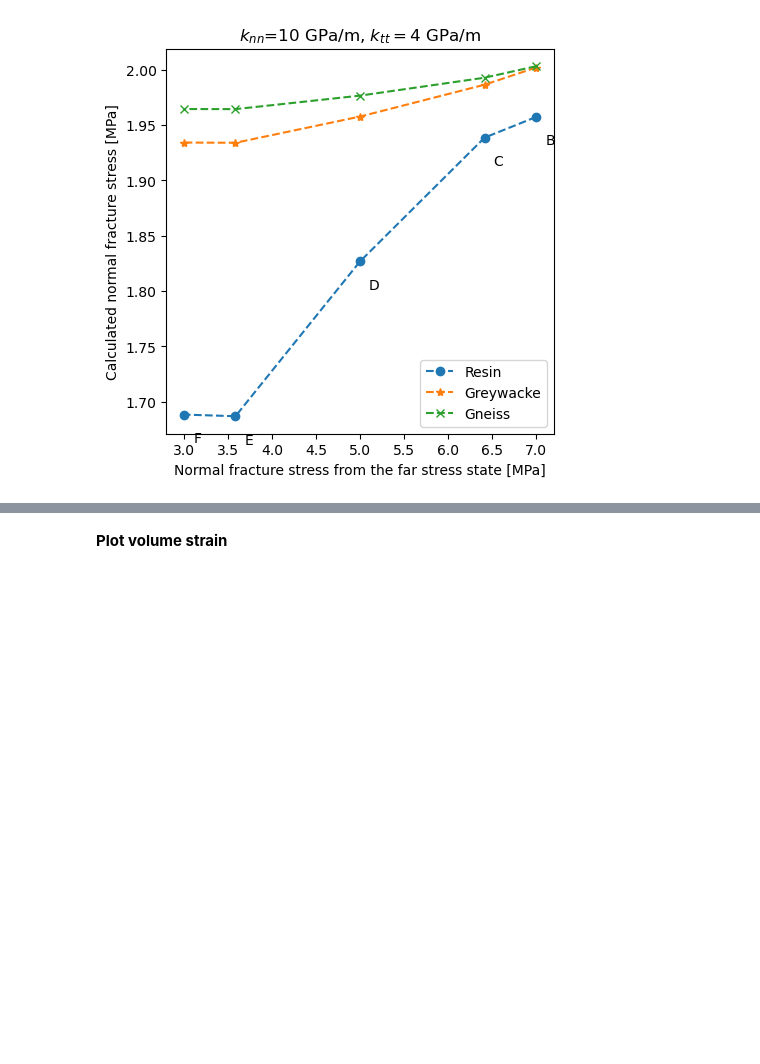
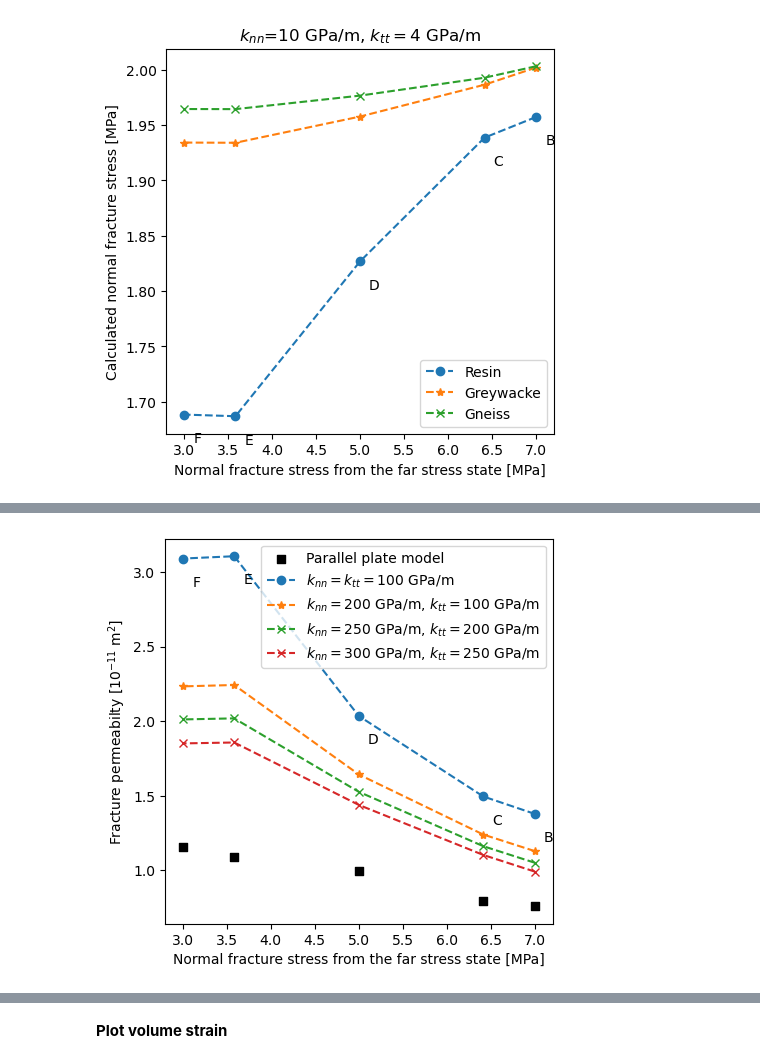
Before and after one commit to wenqing/GreatCell_benchmark, a Jupyter notebook: 3D_HM/GreatCellHM2_HM3.ipynb, the cells around one changed output, grey strips where cells are left out. Cells and saved outputs as stored; diff of their text form; code cells hidden in the pictures; blank space fills up the shorter version.

```diff
--- a/3D_HM/GreatCellHM2_HM3.ipynb
+++ b/3D_HM/GreatCellHM2_HM3.ipynb
@@ -181,3 +234,18 @@ plot_figure(mock_sn, sn_l_resin, sn_l_greywacke, sn_l_gneiss, r'Calculated norma
+# %%
+point = (0.02, 0.0, 0.11)
+path_large_load = '../../output/HM/embedded_fracture/large_load/'
+path_kn_100_ks_100 = path_large_load + 'kn_100_ks_100/'
+path_kn_200_ks_100 = path_large_load + 'kn_200_ks_100/'
+path_kn_250_ks_200 = path_large_load + 'kn_250_ks_200/'
+path_kn_300_ks_250 = path_large_load + 'kn_300_ks_250/'
+k_resin_lh1, sn_resin_lh1 = get_fracture_k_and_s_at_the_center(path_kn_100_ks_100, point, 'Resin')
+k_resin_lh2, sn_resin_lh2 = get_fracture_k_and_s_at_the_center(path_kn_200_ks_100, point, 'Resin')
+k_resin_lh3, sn_resin_lh3 = get_fracture_k_and_s_at_the_center(path_kn_250_ks_200, point, 'Resin')
+k_resin_lh4, sn_resin_lh4 = get_fracture_k_and_s_at_the_center(path_kn_300_ks_250, point, 'Resin')
+
+plot_figure_resin_exp(mock_sn, experiment_data_resin[2], k_resin_lh1, k_resin_lh2, k_resin_lh3, k_resin_lh4, r'Fracture permeabilty [$10^{-11}$ m$^2$]', "", 'ufz_HM2_large_load_k_f_high.png')
+# %% [output]
+[figure, added]
 # %% [markdown]
 # GREAT Cell HM test 3: permeability change in full fracture
 
```
Also changed, not shown: parts of 9 cells of this notebook.
